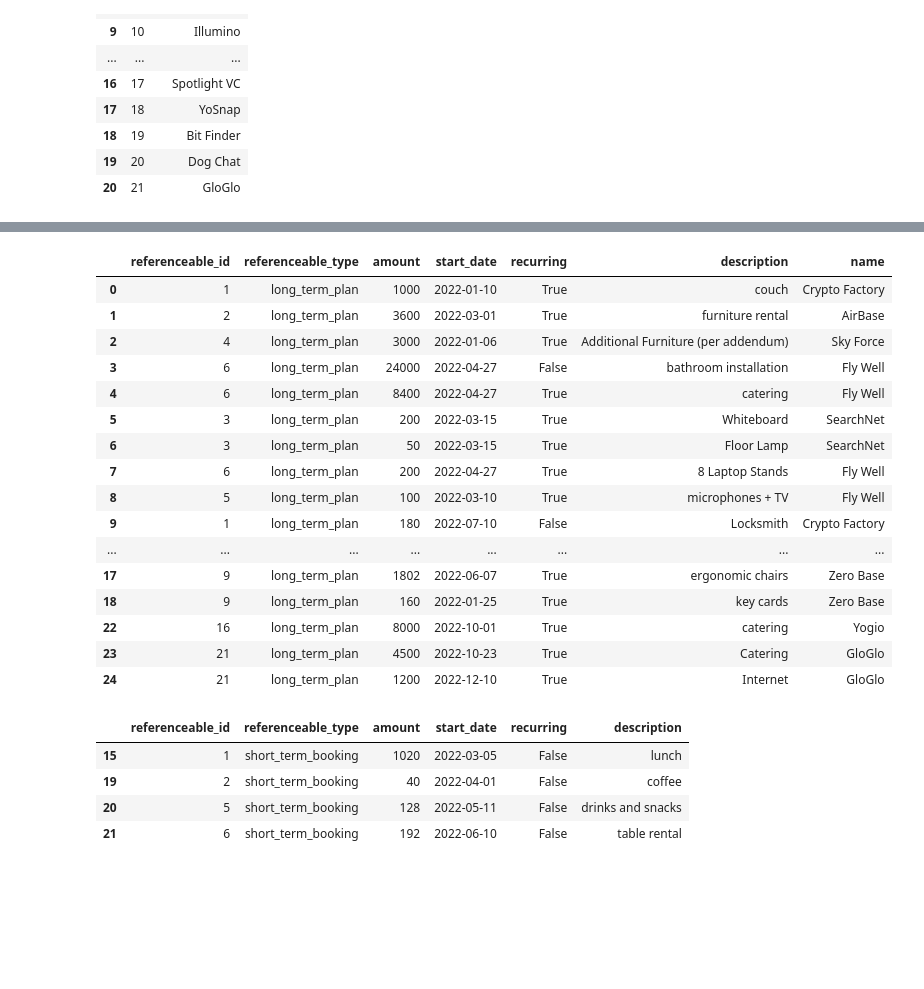
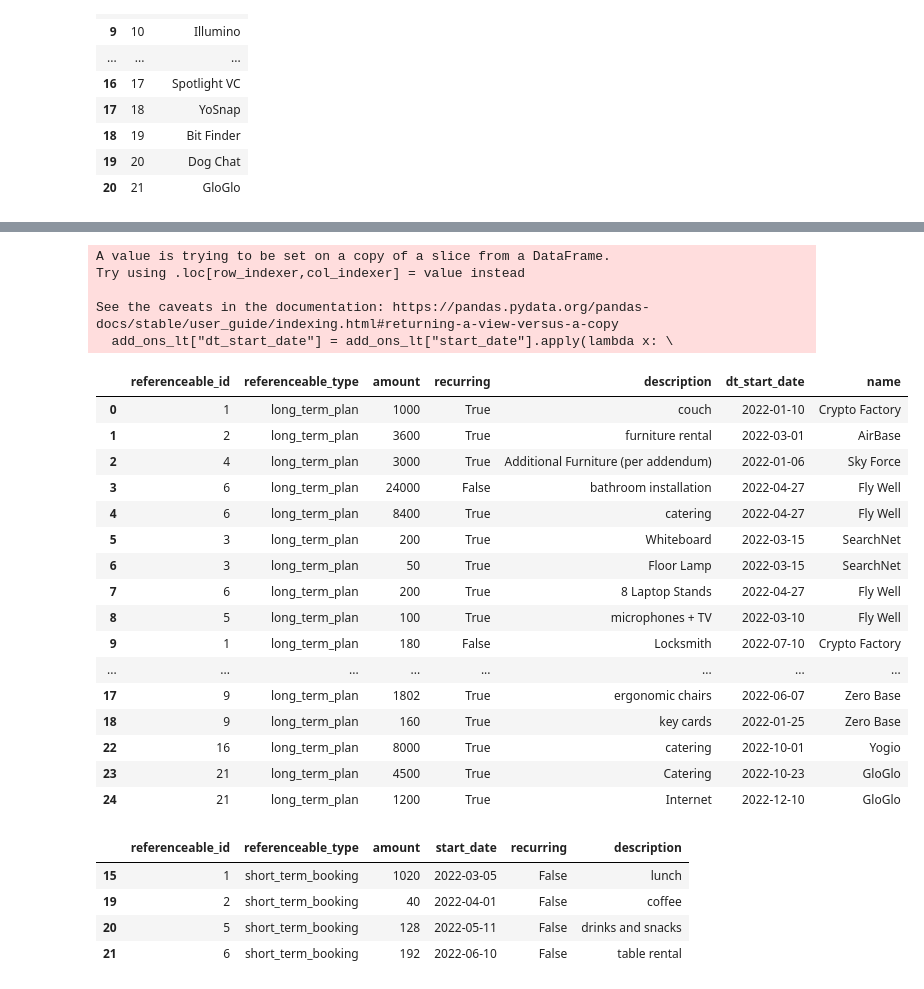
Before and after one commit to njw27/codi_pres, a Jupyter notebook: codi_nb.ipynb, the cells around one changed output, grey strips where cells are left out. Cells and saved outputs as stored; diff of their text form; code cells hidden in the pictures; blank space fills up the shorter version.

```diff
--- a/codi_nb.ipynb
+++ b/codi_nb.ipynb
@@ -5,6 +5,9 @@ import pandas as pd
 import numpy as np
 from matplotlib import pyplot as plt
 import seaborn as sns
+import datetime
+
+date_format = '%Y-%m-%d'
 
 
 # from sklearn.tree import DecisionTreeClassifier
@@ -173,6 +202,15 @@ long_w_names
 | 18 | 19 | 2022-02-05 | 2022-02-06 | 23000 | 3 | 1 | ... |
 | 19 | 20 | 2022-02-28 | 2022-02-28 | 35000 | 6 | 1 | ... |
 | 20 | 21 | 2022-03-12 | 2022-03-12 | 22000 | 3 | 3 | ... |
+# %%
+long_w_names["dt_contract_signed_date"] = long_w_names["contract_signed_date"].apply(lambda x: \
+                                                                     datetime.datetime.strptime(x, date_format))
+long_w_names["dt_start_date"] = long_w_names["start_date"].apply(lambda x: \
+                                                                     datetime.datetime.strptime(x, date_format))
+# %%
+long_w_names = long_w_names[["id", "amount_monthly", "term_length_months", "payment_interval_months",\
+                             "renews_automatically", "customer_id", "name", "dt_contract_signed_date",\
+                             "dt_start_date"]]
 # %%
 long_id_name = long_w_names[["id", "name"]]
 long_id_name
@@ -224,24 +242,40 @@ add_ons_lt
+# %%
+add_ons_lt
+
+
+
+add_ons_lt["dt_start_date"] = add_ons_lt["start_date"].apply(lambda x: \
+                                                                     datetime.datetime.strptime(x, date_format))
+# %% [output]
+A value is trying to be set on a copy of a slice from a DataFrame.
+Try using .loc[row_indexer,col_indexer] = value instead
+
+See the caveats in the documentation: https://pandas.pydata.org/pandas-docs/stable/user_guide/indexing.html#returning-a-view-versus-a-copy
+  add_ons_lt["dt_start_date"] = add_ons_lt["start_date"].apply(lambda x: \
 # %%
 addon_lt_names = add_ons_lt.join(long_id_name.set_index('id'), on= "referenceable_id", how = "left")
+addon_lt_names = addon_lt_names[["referenceable_id", "referenceable_type", "amount", "recurring", "description",\
+                         "dt_start_date", "name"] ]
+
 addon_lt_names
 # %% [output]
-|  | referenceable_id | referenceable_type | amount | start_date | recurring | description | name |
-| 0 | 1 | long_term_plan | 1000 | 2022-01-10 | True | couch | Crypto Factory |
-| 1 | 2 | long_term_plan | 3600 | 2022-03-01 | True | furniture rental | AirBase |
-| 2 | 4 | long_term_plan | 3000 | 2022-01-06 | True | Additional Furniture (per addendum) | Sky Force |
-| 3 | 6 | long_term_plan | 24000 | 2022-04-27 | False | bathroom installation | Fly Well |
-| 4 | 6 | long_term_plan | 8400 | 2022-04-27 | True | catering | Fly Well |
-| 5 | 3 | long_term_plan | 200 | 2022-03-15 | True | Whiteboard | SearchNet |
-| 6 | 3 | long_term_plan | 50 | 2022-03-15 | True | Floor Lamp | SearchNet |
-| 7 | 6 | long_term_plan | 200 | 2022-04-27 | True | 8 Laptop Stands | Fly Well |
-| 8 | 5 | long_term_plan | 100 | 2022-03-10 | True | microphones + TV | Fly Well |
-| 9 | 1 | long_term_plan | 180 | 2022-07-10 | False | Locksmith | Crypto Factory |
+|  | referenceable_id | referenceable_type | amount | recurring | description | dt_start_date | name |
+| 0 | 1 | long_term_plan | 1000 | True | couch | 2022-01-10 | Crypto Factory |
+| 1 | 2 | long_term_plan | 3600 | True | furniture rental | 2022-03-01 | AirBase |
+| 2 | 4 | long_term_plan | 3000 | True | Additional Furniture (per addendum) | 2022-01-06 | Sky Force |
+| 3 | 6 | long_term_plan | 24000 | False | bathroom installation | 2022-04-27 | Fly Well |
+| 4 | 6 | long_term_plan | 8400 | True | catering | 2022-04-27 | Fly Well |
+| 5 | 3 | long_term_plan | 200 | True | Whiteboard | 2022-03-15 | SearchNet |
+| 6 | 3 | long_term_plan | 50 | True | Floor Lamp | 2022-03-15 | SearchNet |
+| 7 | 6 | long_term_plan | 200 | True | 8 Laptop Stands | 2022-04-27 | Fly Well |
+| 8 | 5 | long_term_plan | 100 | True | microphones + TV | 2022-03-10 | Fly Well |
+| 9 | 1 | long_term_plan | 180 | False | Locksmith | 2022-07-10 | Crypto Factory |
 | ... | ... | ... | ... | ... | ... | ... | ... |
-| 17 | 9 | long_term_plan | 1802 | 2022-06-07 | True | ergonomic chairs | Zero Base |
-| 18 | 9 | long_term_plan | 160 | 2022-01-25 | True | key cards | Zero Base |
-| 22 | 16 | long_term_plan | 8000 | 2022-10-01 | True | catering | Yogio |
-| 23 | 21 | long_term_plan | 4500 | 2022-10-23 | True | Catering | GloGlo |
-| 24 | 21 | long_term_plan | 1200 | 2022-12-10 | True | Internet | GloGlo |
+| 17 | 9 | long_term_plan | 1802 | True | ergonomic chairs | 2022-06-07 | Zero Base |
+| 18 | 9 | long_term_plan | 160 | True | key cards | 2022-01-25 | Zero Base |
+| 22 | 16 | long_term_plan | 8000 | True | catering | 2022-10-01 | Yogio |
+| 23 | 21 | long_term_plan | 4500 | True | Catering | 2022-10-23 | GloGlo |
+| 24 | 21 | long_term_plan | 1200 | True | Internet | 2022-12-10 | GloGlo |
 # %%
 add_ons_st
 # %% [output]
```
Also changed, not shown: parts of 12 cells of this notebook.
